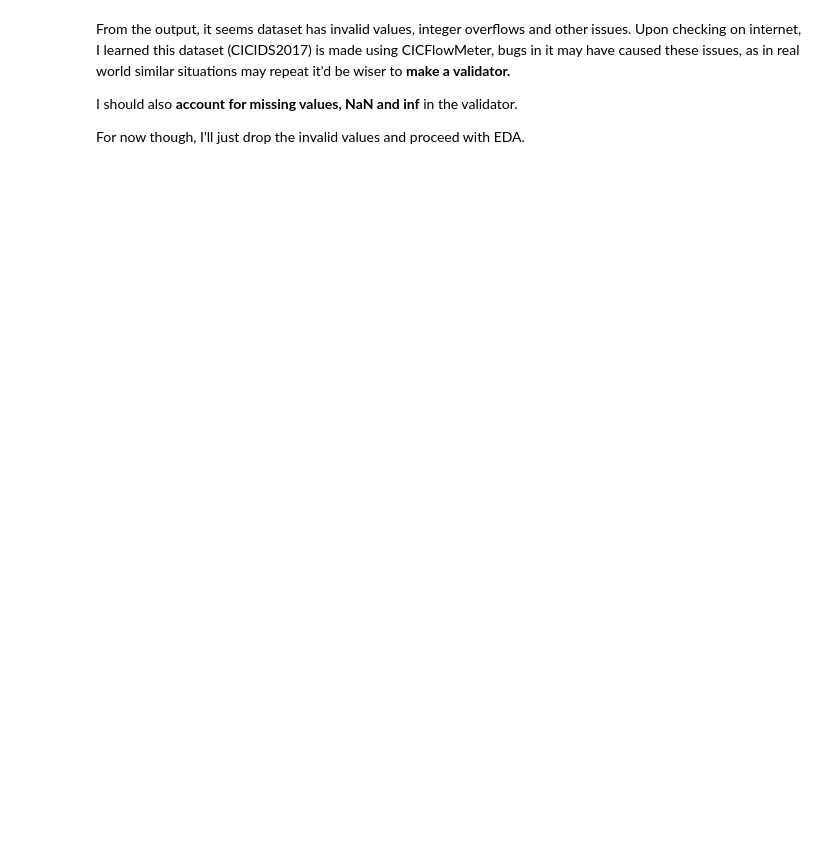
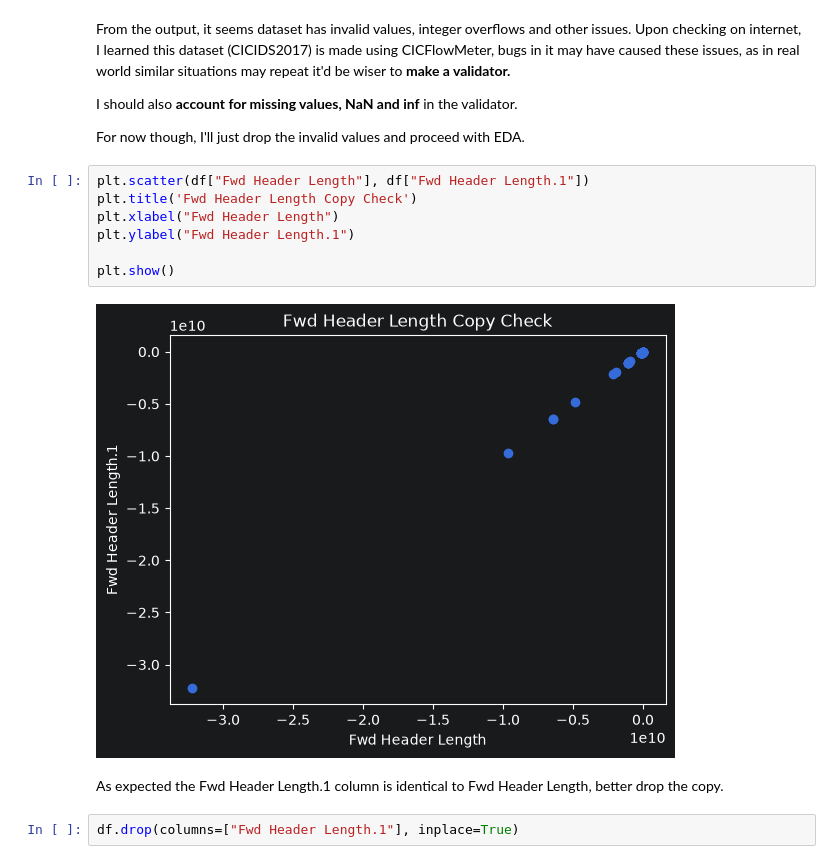
Before and after one commit to CoderHarshDew/Harsh_Dewangan_PBEL_3.0, a Jupyter notebook: notebooks/exploratory_data_analysis.ipynb, the cells around one changed output. Cells and saved outputs as stored; diff of their text form; blank space fills up the shorter version.

Commit message:
EDA: Column Redundancy Check - 1

```diff
--- a/notebooks/exploratory_data_analysis.ipynb
+++ b/notebooks/exploratory_data_analysis.ipynb
@@ -148,3 +167,16 @@ Upon checking on internet, I learned this dataset (CICIDS2017) is made using CIC
 I should also **account for missing values, NaN and inf** in the validator.
 
 For now though, I'll just drop the invalid values and proceed with EDA.
+# %%
+plt.scatter(df["Fwd Header Length"], df["Fwd Header Length.1"])
+plt.title('Fwd Header Length Copy Check')
+plt.xlabel("Fwd Header Length")
+plt.ylabel("Fwd Header Length.1")
+
+plt.show()
+# %% [output]
+[figure, added]
+# %% [markdown]
+As expected the Fwd Header Length.1 column is identical to Fwd Header Length, better drop the copy.
+# %%
+df.drop(columns=["Fwd Header Length.1"], inplace=True)
```
Also changed, not shown: parts of 9 cells of this notebook, 1 other file.
